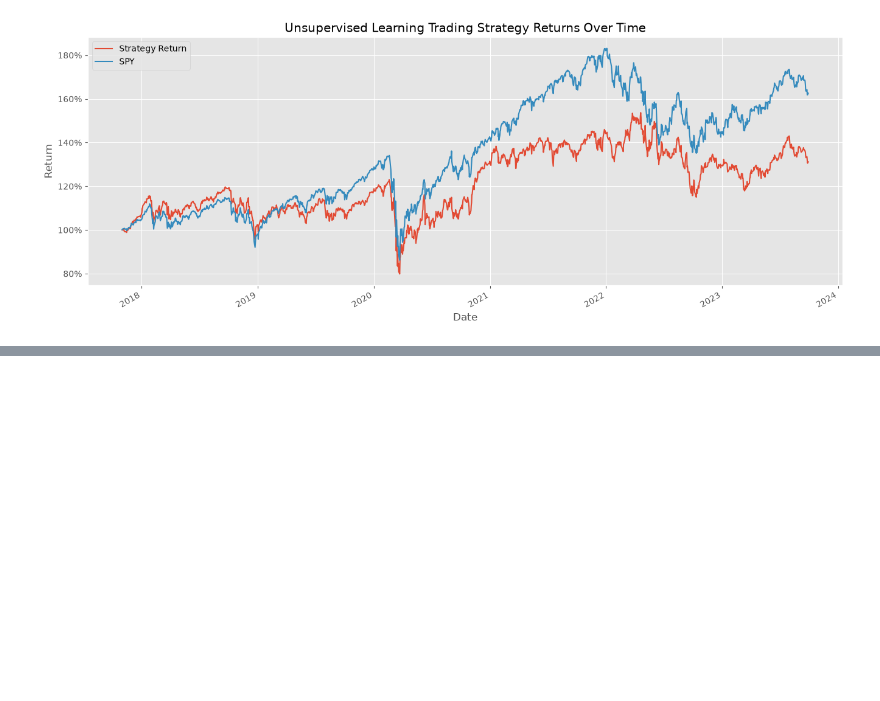
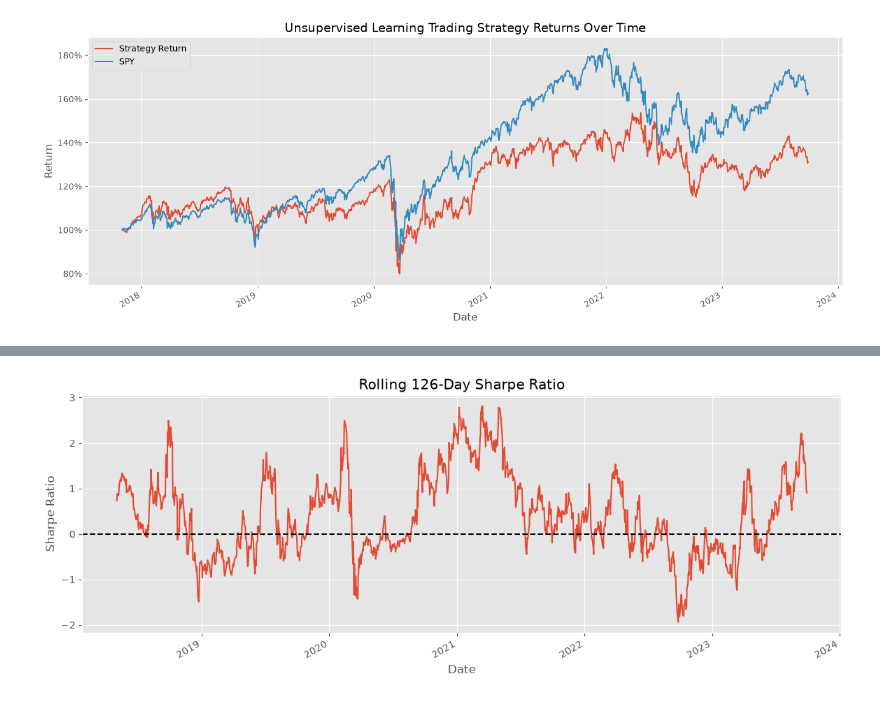
Before and after one commit to JulyTeaT/unsupervised-ml-trading-strategy, a Jupyter notebook: Notebook/algorithmic-trading-strategy.ipynb, the cells around one changed output, grey strips where cells are left out. Saved outputs shown, nothing was run; the diff lists cells and outputs as text; code cells hidden in the pictures; blank space fills up the shorter version.

```diff
--- a/Notebook/algorithmic-trading-strategy.ipynb
+++ b/Notebook/algorithmic-trading-strategy.ipynb
@@ -791,0 +932,15 @@ plt.show()
+# %%
+import matplotlib.pyplot as plt
+
+window = 126  # ~6 months of trading days
+
+rolling_sharpe = (portfolio_df['Strategy Return'].rolling(window).mean() /
+                   portfolio_df['Strategy Return'].rolling(window).std()) * np.sqrt(252)
+
+plt.figure(figsize=(14, 5))
+rolling_sharpe.plot(title=f'Rolling {window}-Day Sharpe Ratio')
+plt.axhline(0, color='black', linestyle='--')
+plt.ylabel('Sharpe Ratio')
+plt.show()
+# %% [output]
+[figure, added]
```
Also changed, not shown: parts of 29 cells of this notebook.
